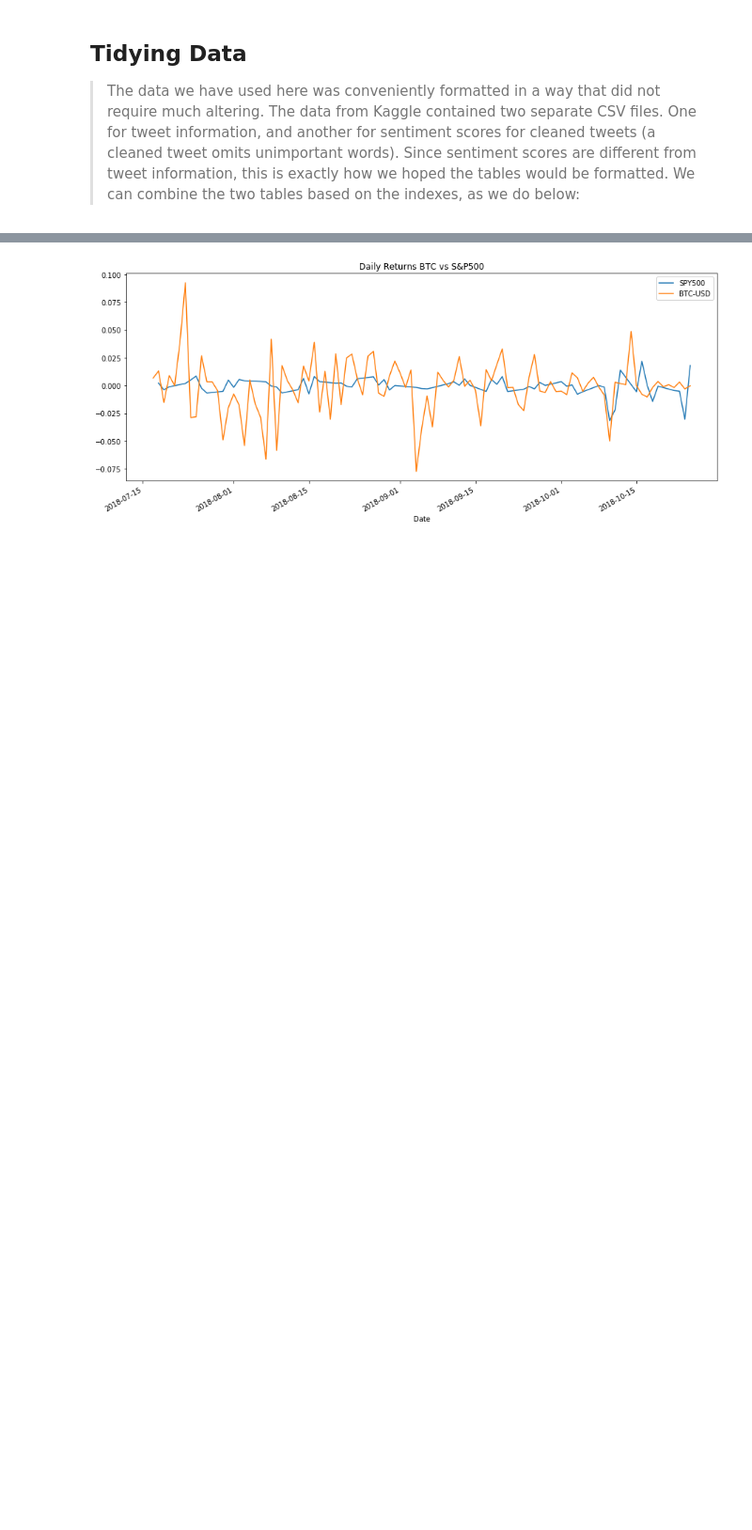
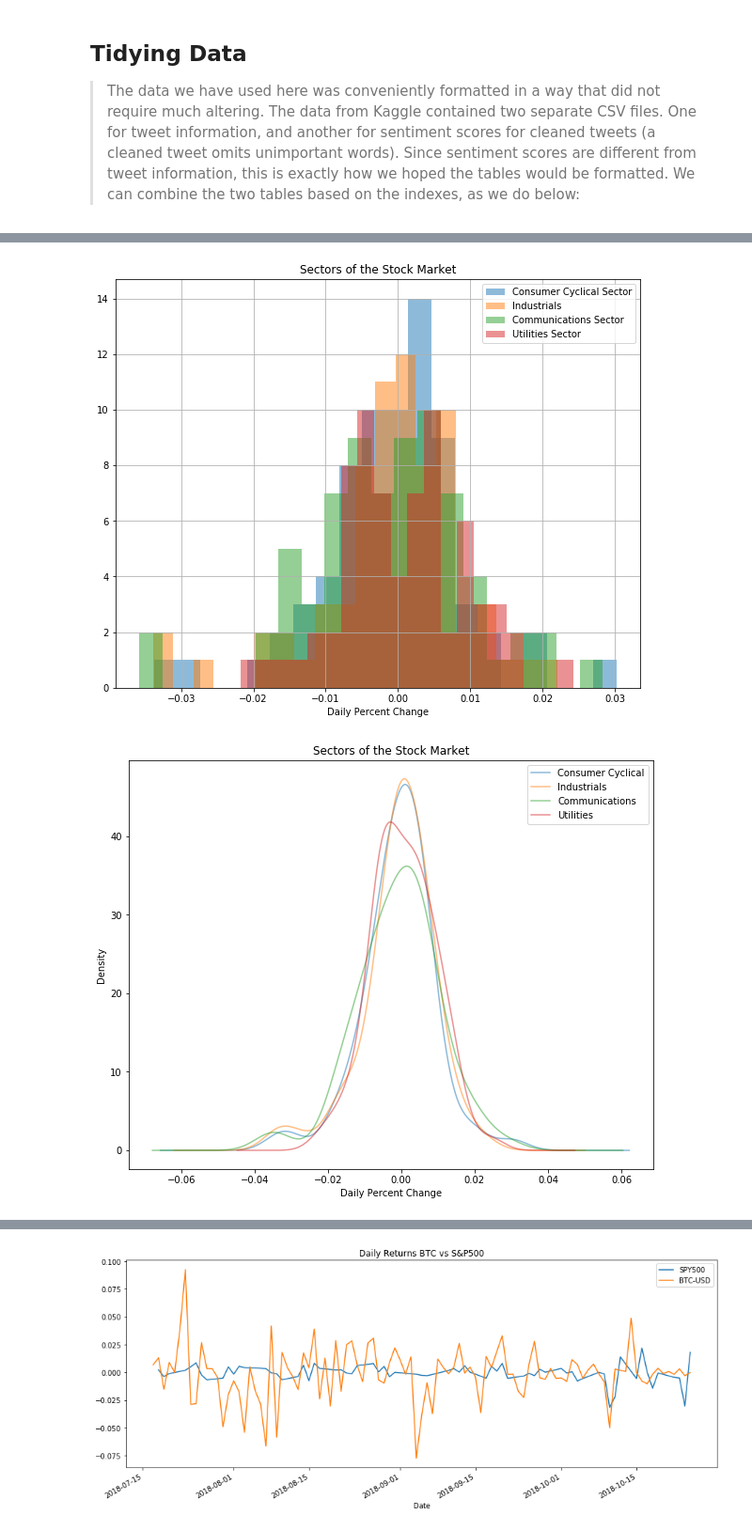
Before and after one commit to danellsworth/danellsworth.github.io, a Jupyter notebook: FinancialAnalysis.ipynb, the cells around one changed output, grey strips where cells are left out. Shown at 94% size. Saved outputs shown, nothing was run; the diff lists cells and outputs as text; code cells hidden in the pictures; blank space fills up the shorter version.

```diff
--- a/FinancialAnalysis.ipynb
+++ b/FinancialAnalysis.ipynb
@@ -93,0 +235,32 @@ Just for fun!
+# %%
+# Calculate returns for positive sentiment sectors
+XLY['Returns'] = (XLY['Close'] / XLY['Close'].shift(1)) - 1 # Consumer Cyclical
+XLI['Returns'] = (XLI['Close'] / XLI['Close'].shift(1)) - 1 # Industrials
+
+# Calculate returns for the more neutral sentiment sectors
+XTL['Returns'] = (XTL['Close'] / XTL['Close'].shift(1)) - 1 # Communications
+XLU['Returns'] = (XLU['Close'] / XLU['Close'].shift(1)) - 1 # Utilities
+
+# alternative method: XLU['Returns'] = XLU['Close'].pct_change(1)
+
+XLY['Returns'].hist(bins=20, label = 'Consumer Cyclical Sector', figsize = (10,8), alpha = 0.5)
+XLI['Returns'].hist(bins=20, label = 'Industrials', figsize = (10,8), alpha = 0.5)
+XTL['Returns'].hist(bins=20, label = 'Communications Sector', figsize = (10,8), alpha = 0.5)
+XLU['Returns'].hist(bins=20, label = 'Utilities Sector', figsize = (10,8), alpha = 0.5)
+plt.xlabel('Daily Percent Change')
+plt.title('Sectors of the Stock Market')
+plt.legend()
+plt.show();
+
+# simliar method for kernal density plot
+XLY['Returns'].plot(kind = 'kde', label = 'Consumer Cyclical', figsize = (10,8), alpha = 0.5)
+XLI['Returns'].plot(kind = 'kde', label = 'Industrials', figsize = (10,8), alpha = 0.5)
+XTL['Returns'].plot(kind = 'kde', label = 'Communications', figsize = (10,8), alpha = 0.5)
+XLU['Returns'].plot(kind = 'kde', label = 'Utilities', figsize = (10,8), alpha = 0.5)
+plt.xlabel('Daily Percent Change')
+plt.title('Sectors of the Stock Market')
+plt.legend()
+plt.show();
+# %% [output]
+[figure, added]
+[figure, added]
```
Also changed, not shown: parts of 33 cells of this notebook, 3 other files.
